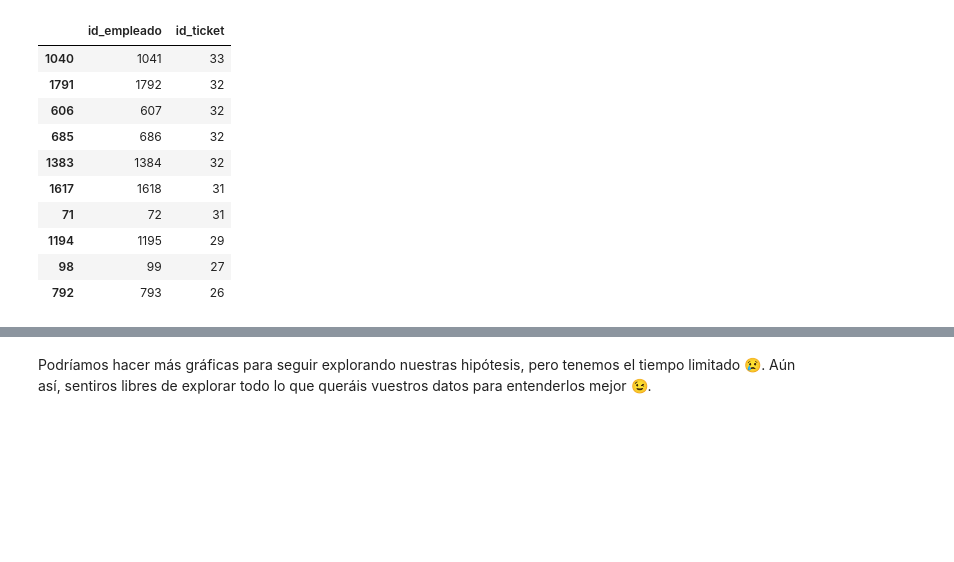
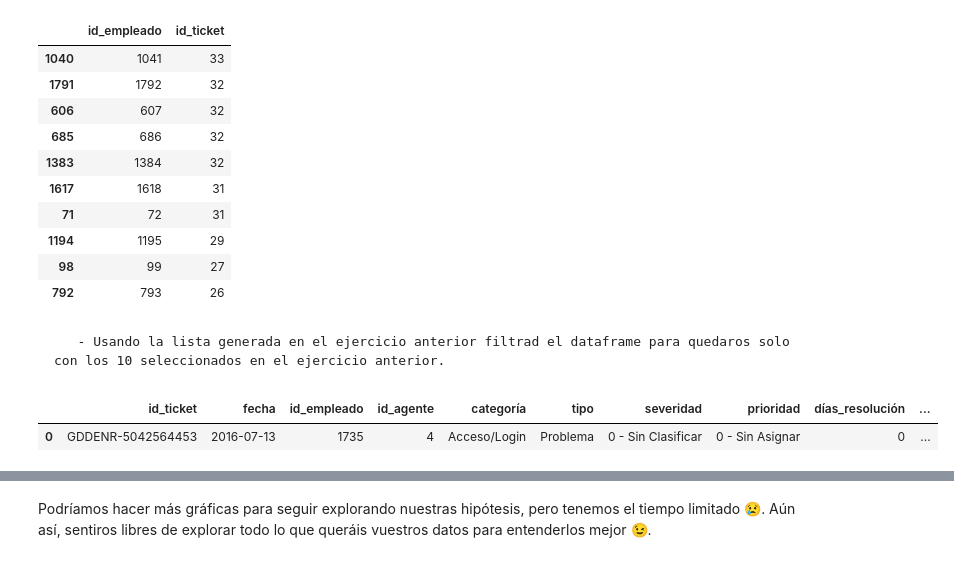
Before and after one commit to Adalab/promo_d_da_modulo2_sprint2_Lorena_AnaBelen, a Jupyter notebook: ejercicio3/pair_programming_EDA3.ipynb, the cells around one changed output, grey strips where cells are left out. Saved outputs shown, nothing was run; the diff lists cells and outputs as text; code cells hidden in the pictures; blank space fills up the shorter version.

```diff
--- a/ejercicio3/pair_programming_EDA3.ipynb
+++ b/ejercicio3/pair_programming_EDA3.ipynb
@@ -174,0 +177,7 @@ lista_down = [1041, 1792, 607, 686, 1384, 1618, 72, 1195, 99, 793]
+# %% [markdown]
+       - Usando la lista generada en el ejercicio anterior filtrad el dataframe para quedaros solo con los 10 seleccionados en el ejercicio anterior.
+# %%
+df.head(1)
+# %% [output]
+|  | id_ticket | fecha | id_empleado | id_agente | categoría | tipo | severidad | prioridad | días_resolución | ... |
+| 0 | GDDENR-5042564453 | 2016-07-13 | 1735 | 4 | Acceso/Login | Problema | 0 - Sin Clasificar | 0 - Sin Asignar | 0 | ... |
```
Also changed, not shown: parts of 9 cells of this notebook.
